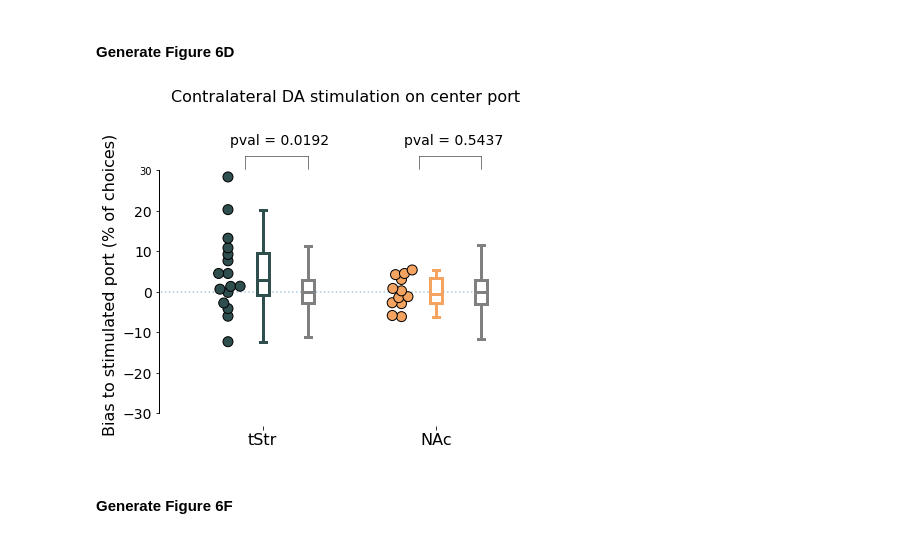
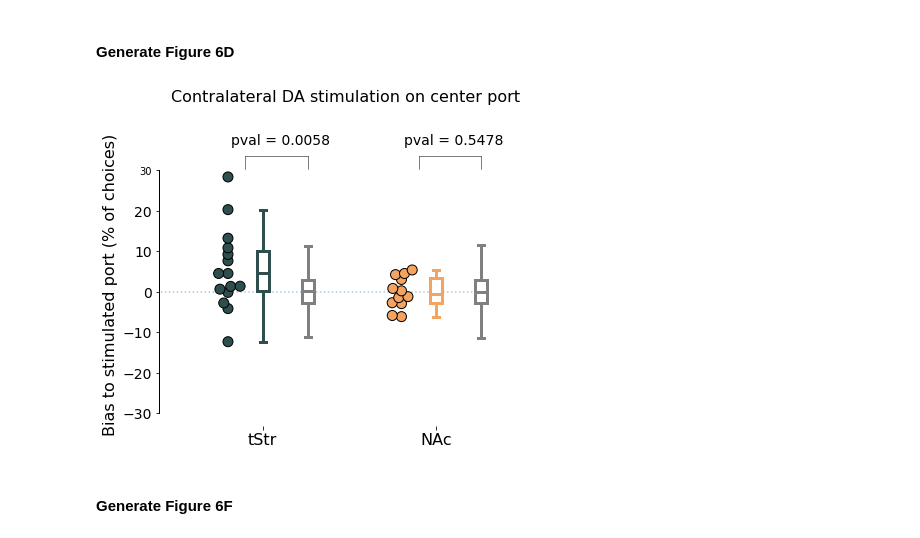
Before and after one commit to SainsburyWellcomeCentre/SJLab_APE_paper, a Jupyter notebook: doc/figures_notebooks/Figure_6_CDF.ipynb, the cells around one changed output. Cells and saved outputs as stored; diff of their text form; code cells hidden in the pictures.

```diff
--- a/doc/figures_notebooks/Figure_6_CDF.ipynb
+++ b/doc/figures_notebooks/Figure_6_CDF.ipynb
@@ -71,6 +86,19 @@ opto_df = cuf.get_dopamine_optostimulation_differences_dataframe(dao_df, ini_tri
                                                                  ao_trials, n_times)
 # %% [output]
  - Progress: [####################] 100.0%
+# %%
+# remove NAc DAopto-03 as the fibers are not correctly placed DV
+idx_to_remove = opto_df[np.logical_and(opto_df.AnimalID=='DAopto-03',
+                                       opto_df.FiberArea=='NAc')].index
+
+opto_df.drop(idx_to_remove, inplace=True)
+# %%
+# remove tStr DAopto-05 L as the fiber is a bit anterior
+idx_to_remove = opto_df[np.logical_and(np.logical_and(opto_df.AnimalID=='DAopto-05',
+                                                      opto_df.FiberArea=='tStr'),
+                                       opto_df.FiberSide=='Left')].index
+
+opto_df.drop(idx_to_remove, inplace=True)
 # %%
 # Subselect the dataframe based on some conditions
 #### conditions
@@ -92,23 +120,18 @@ opto_df_sel = opto_df[conditions].copy()
 # and stimulated side, combine them (average results)
 
 opto_df_sel = cuf.merge_repeated_cases_for_dopamine_optostimulation(opto_df_sel)
-# %%
-# remove NAc DAopto-03 as the fibers are not correctly placed DV
-idx_to_remove = opto_df_sel[np.logical_and(opto_df_sel.AnimalID=='DAopto-03',
-                           opto_df_sel.FiberArea=='NAc')].index
-
-opto_df_sel.drop(idx_to_remove, inplace=True)
 # %% [markdown]
 #### Generate **Figure 6D**
 # %%
-fig = make_figures.make_figure_opto_da_boxplots(opto_df_sel, hor = ['tStr', 'NAc'])
+fig = make_figures.make_figure_opto_da_boxplots(opto_df_sel, hor = ['tStr', 'NAc'],
+                                                tit='Contralateral DA stimulation on center port')
 plt.show(fig)
 # uncomment here to save the plot
 # data_directory = ''
 # plt.savefig(data_directory + 'dopamine_optostimulation_centerport.pdf',
 #             transparent=True, bbox_inches='tight')
 # %% [output]
-[figure, old version]
+[figure, new version]
 # %% [markdown]
 #### Generate **Figure 6F**
 # %%
```
Also changed, not shown: parts of 6 cells of this notebook, 2 other files.
